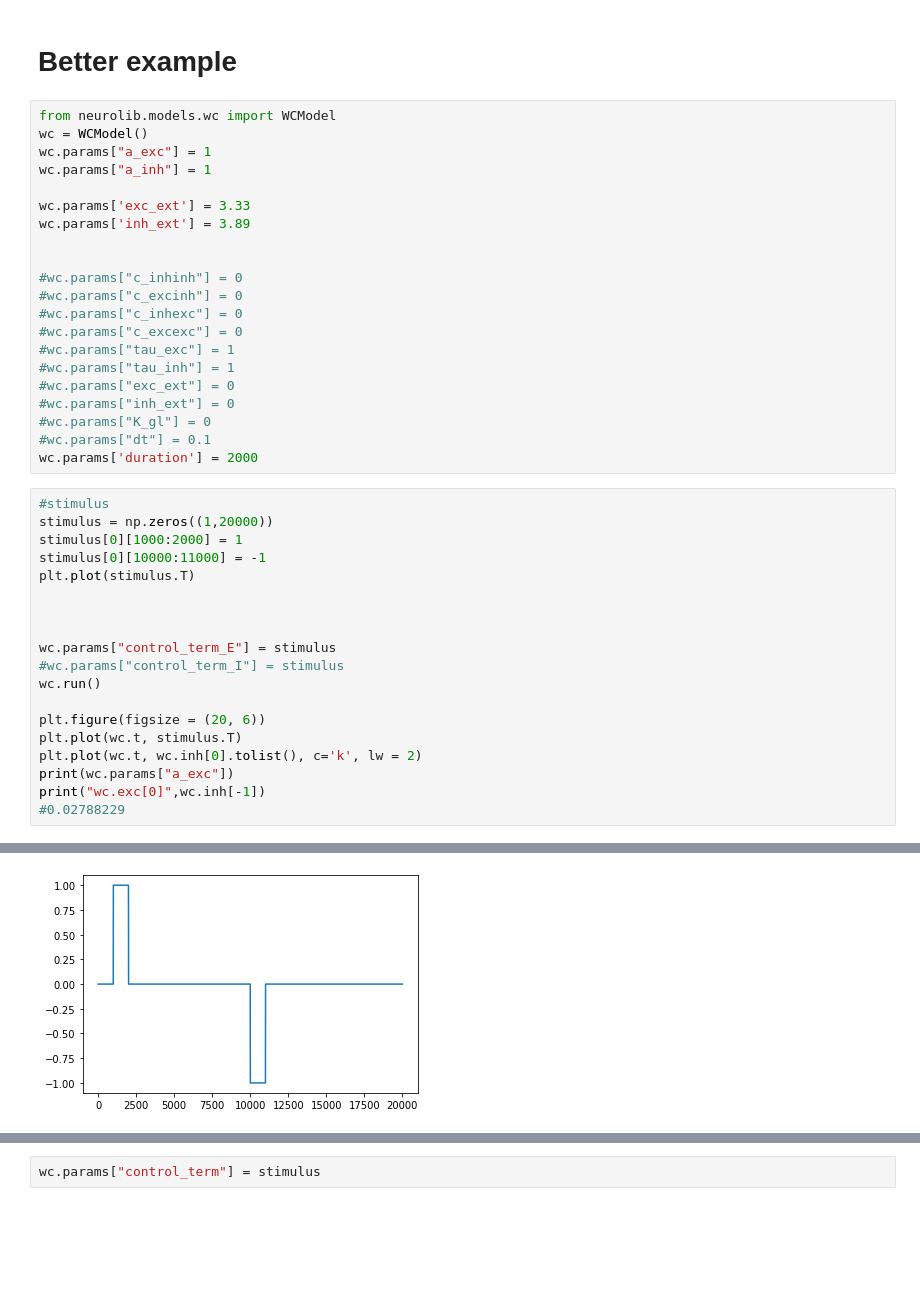
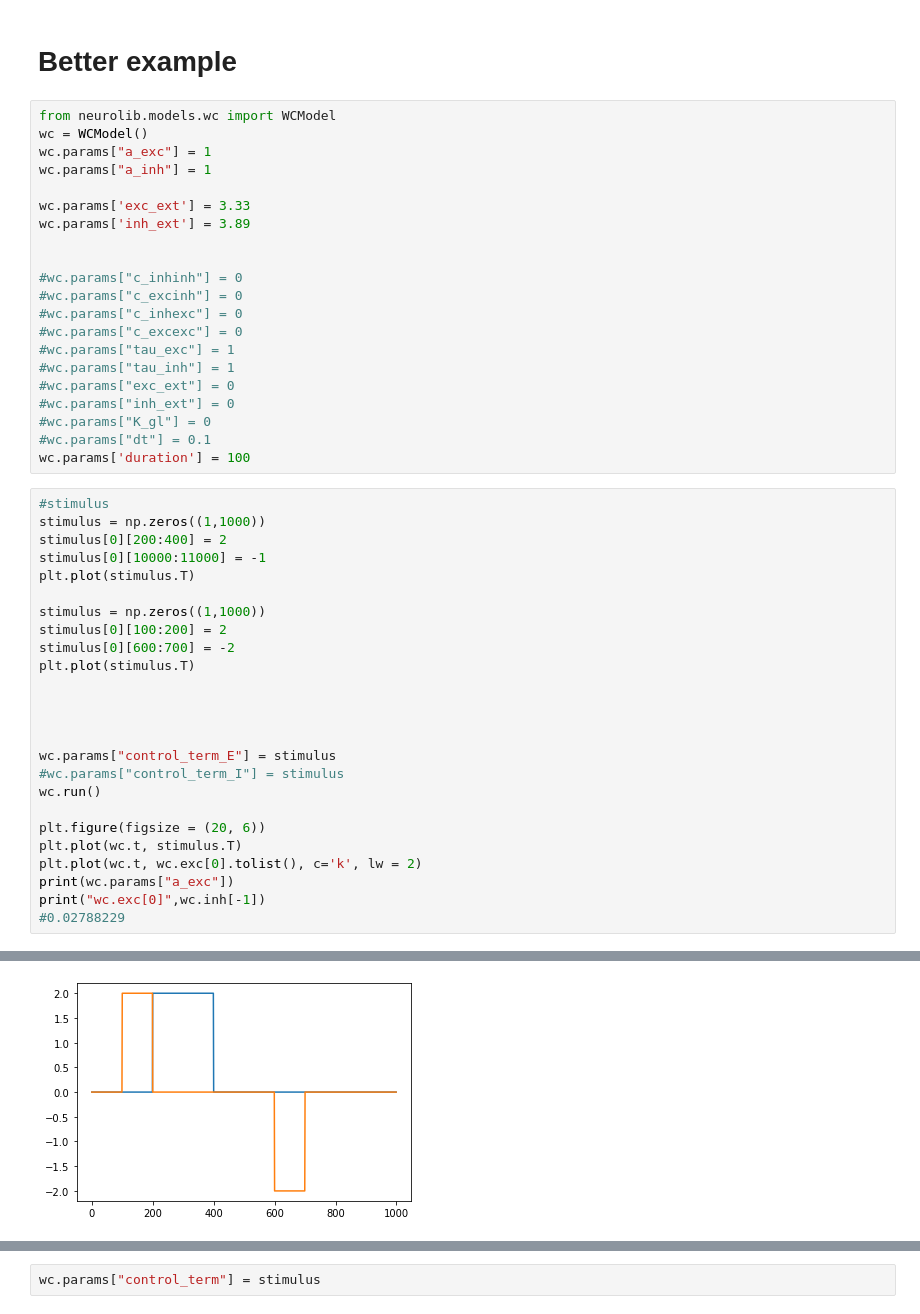
Before and after one commit to mashayu/Wilson_cowan_neurolib, a Jupyter notebook: wilson-cowan.ipynb, the cells around one changed output, grey strips where cells are left out. Cells and saved outputs as stored; diff of their text form; blank space fills up the shorter version.

```diff
--- a/wilson-cowan.ipynb
+++ b/wilson-cowan.ipynb
@@ -409,13 +451,19 @@ wc.params['inh_ext'] = 3.89
 #wc.params["inh_ext"] = 0
 #wc.params["K_gl"] = 0
 #wc.params["dt"] = 0.1
-wc.params['duration'] = 2000
+wc.params['duration'] = 100
 # %%
 #stimulus
-stimulus = np.zeros((1,20000))
-stimulus[0][1000:2000] = 1
+stimulus = np.zeros((1,1000))
+stimulus[0][200:400] = 2
 stimulus[0][10000:11000] = -1
 plt.plot(stimulus.T)
+
+stimulus = np.zeros((1,1000))
+stimulus[0][100:200] = 2
+stimulus[0][600:700] = -2
+plt.plot(stimulus.T)
+
 
 
 
@@ -425,7 +473,7 @@ wc.run()
 
 plt.figure(figsize = (20, 6))
 plt.plot(wc.t, stimulus.T)
-plt.plot(wc.t, wc.inh[0].tolist(), c='k', lw = 2)
+plt.plot(wc.t, wc.exc[0].tolist(), c='k', lw = 2)
 print(wc.params["a_exc"])
 print("wc.exc[0]",wc.inh[-1])
 #0.02788229
@@ -435 +498 @@ wc.exc[0] [0.05190119 0.07171252 0.09140039 ... 0.35820838 0.35820838 0.35820838
-[figure, old version]
+[figure, new version]
```
Also changed, not shown: parts of 9 cells of this notebook.
